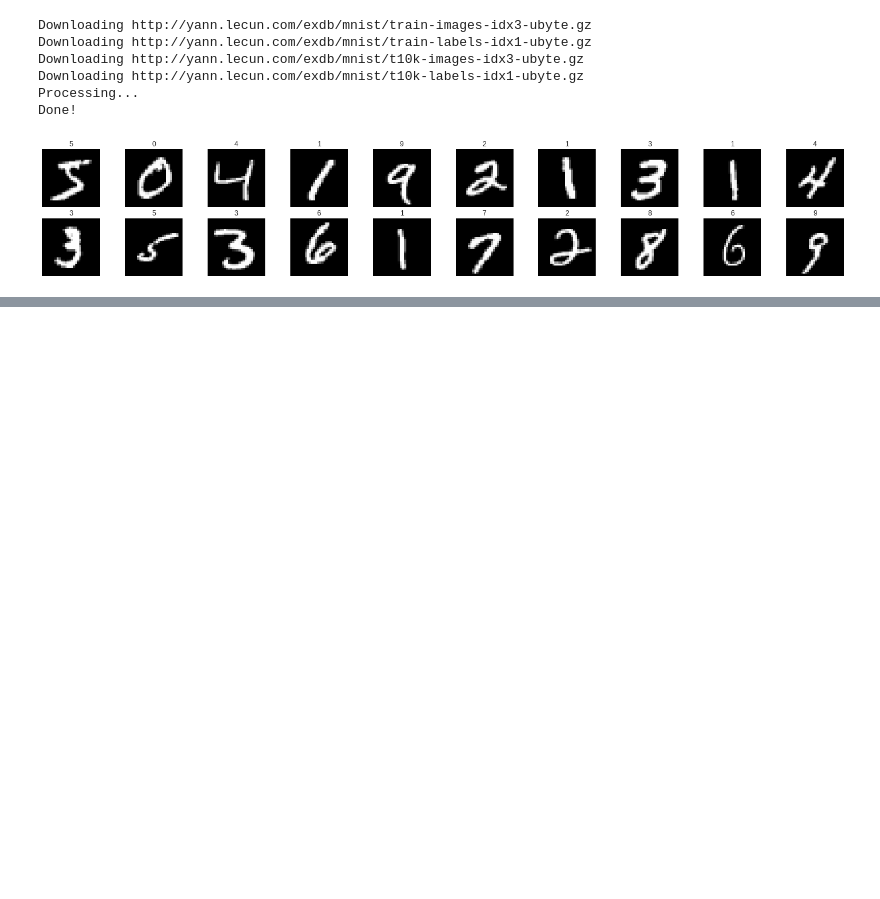
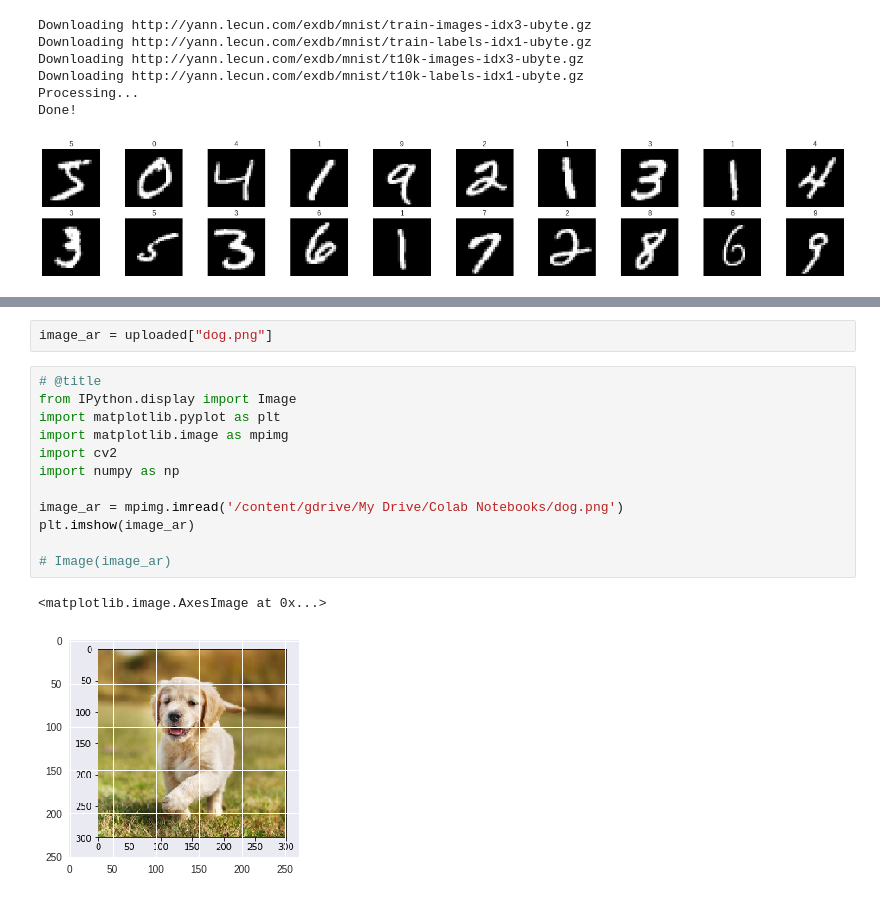
Before and after one commit to RuaanV/datascience-notebook, a Jupyter notebook: cnn_overview.ipynb, the cells around one changed output, grey strips where cells are left out. Saved outputs shown, nothing was run; the diff lists cells and outputs as text; blank space fills up the shorter version.

Commit message:
Updated using Colaboratory

```diff
--- a/cnn_overview.ipynb
+++ b/cnn_overview.ipynb
@@ -51,0 +84,17 @@ Done!
+# %%
+image_ar = uploaded["dog.png"]
+# %%
+# @title
+from IPython.display import Image
+import matplotlib.pyplot as plt
+import matplotlib.image as mpimg
+import cv2
+import numpy as np
+
+image_ar = mpimg.imread('/content/gdrive/My Drive/Colab Notebooks/dog.png')
+plt.imshow(image_ar)
+
+# Image(image_ar)
+# %% [output]
+<matplotlib.image.AxesImage at 0x...>
+[figure, added]
```
Also changed, not shown: parts of 7 cells of this notebook.
